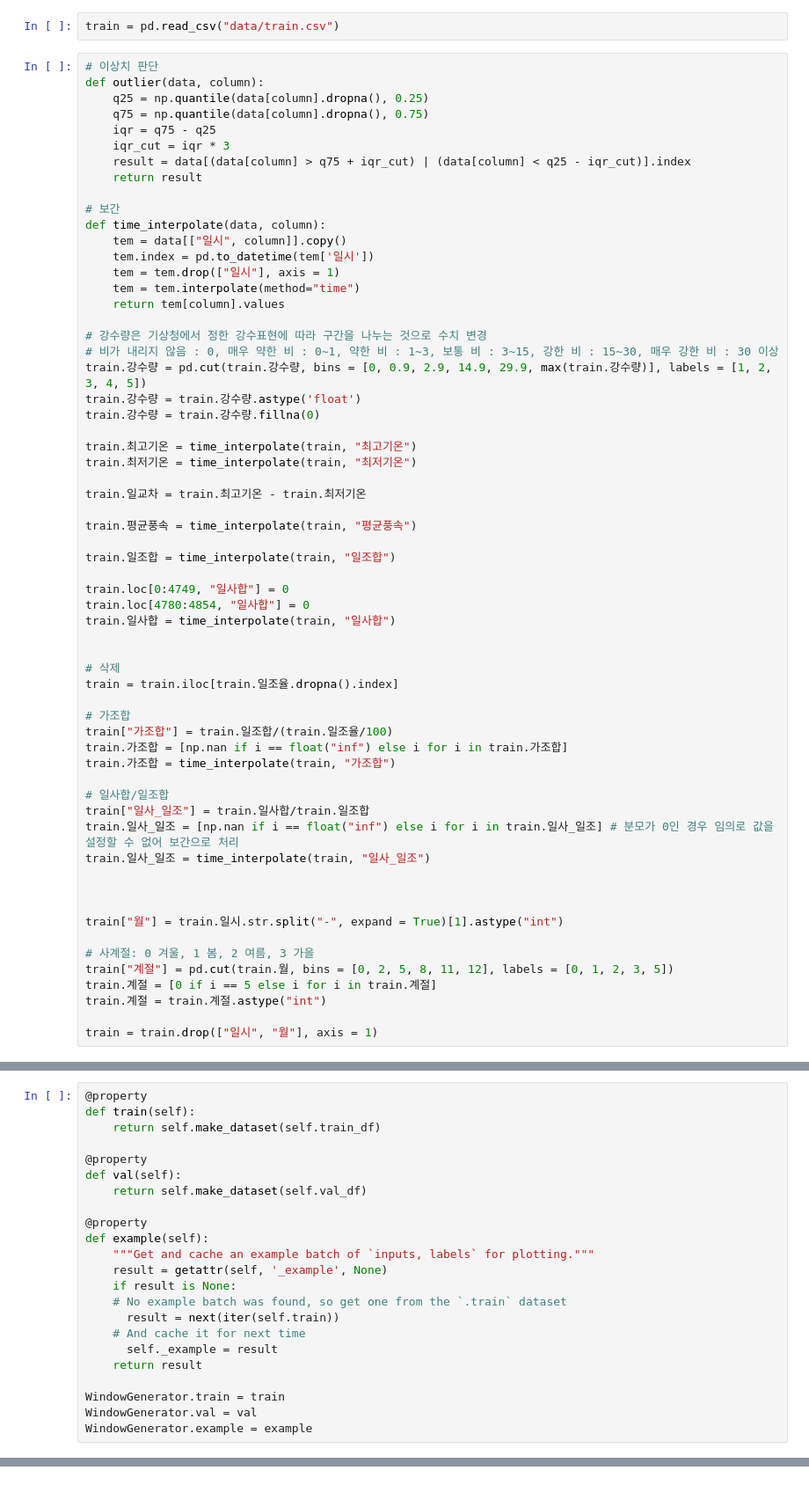
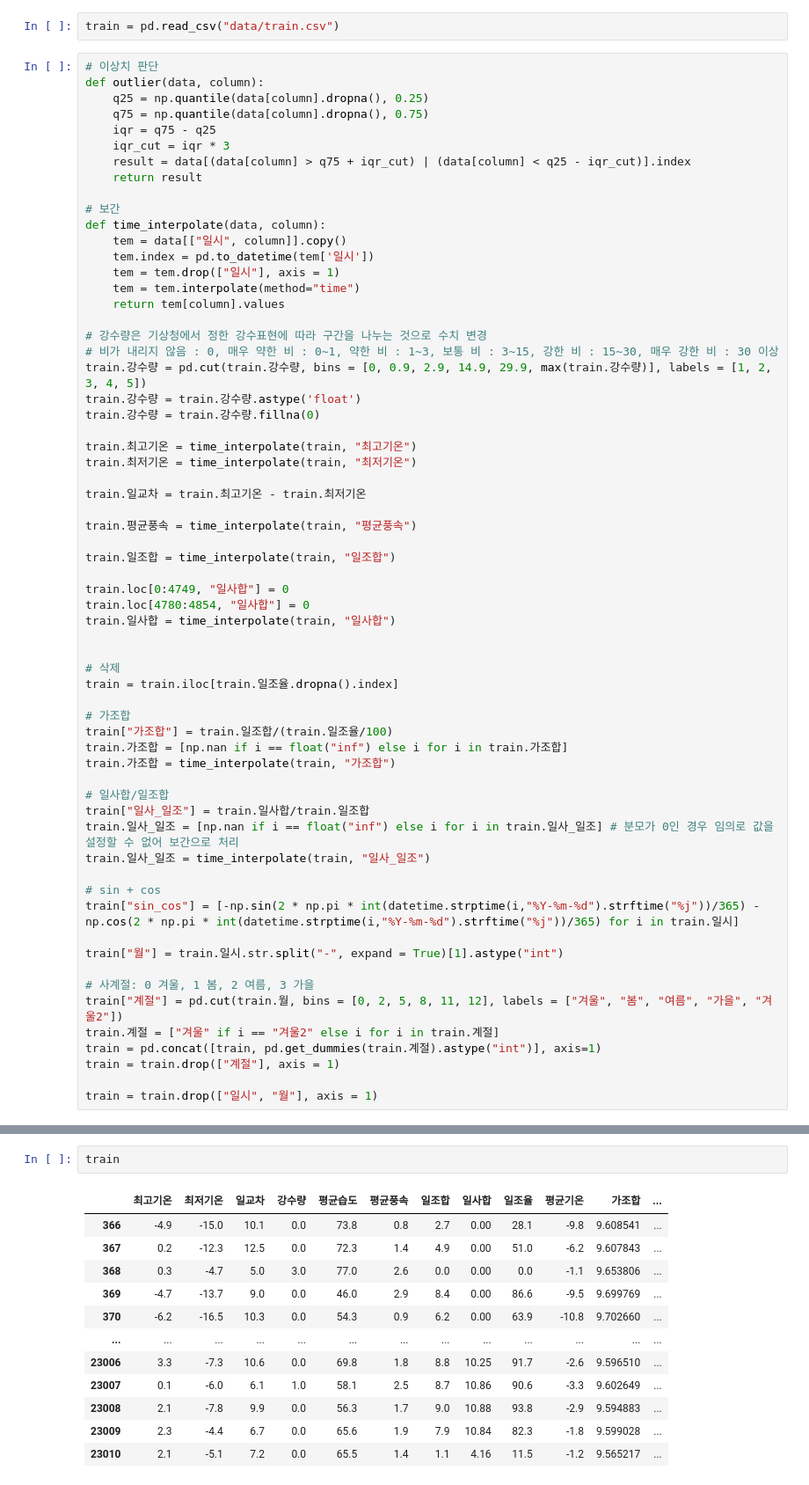
Before and after one commit to p-jiho/Temperatures_prediction, a Jupyter notebook: Prediction.ipynb, the cells around one changed output, grey strips where cells are left out. Shown at 88% size. Cells and saved outputs as stored; diff of their text form.

```diff
--- a/Prediction.ipynb
+++ b/Prediction.ipynb
@@ -54,14 +55,16 @@ train["일사_일조"] = train.일사합/train.일조합
 train.일사_일조 = [np.nan if i == float("inf") else i for i in train.일사_일조] # 분모가 0인 경우 임의로 값을 설정할 수 없어 보간으로 처리
 train.일사_일조 = time_interpolate(train, "일사_일조")
 
-
+# sin + cos
+train["sin_cos"] = [-np.sin(2 * np.pi * int(datetime.strptime(i,"%Y-%m-%d").strftime("%j"))/365) - np.cos(2 * np.pi * int(datetime.strptime(i,"%Y-%m-%d").strftime("%j"))/365) for i in train.일시]
 
 train["월"] = train.일시.str.split("-", expand = True)[1].astype("int")
 
 # 사계절: 0 겨울, 1 봄, 2 여름, 3 가을
-train["계절"] = pd.cut(train.월, bins = [0, 2, 5, 8, 11, 12], labels = [0, 1, 2, 3, 5])
-train.계절 = [0 if i == 5 else i for i in train.계절]
-train.계절 = train.계절.astype("int")
+train["계절"] = pd.cut(train.월, bins = [0, 2, 5, 8, 11, 12], labels = ["겨울", "봄", "여름", "가을", "겨울2"])
+train.계절 = ["겨울" if i == "겨울2" else i for i in train.계절]
+train = pd.concat([train, pd.get_dummies(train.계절).astype("int")], axis=1)
+train = train.drop(["계절"], axis = 1)
 
 train = train.drop(["일시", "월"], axis = 1)
 # %%
@@ -194,23 +90,0 @@ WindowGenerator.make_dataset = make_dataset
-# %%
-@property
-def train(self):
-    return self.make_dataset(self.train_df)
-
-@property
-def val(self):
-    return self.make_dataset(self.val_df)
-
-@property
-def example(self):
-    """Get and cache an example batch of `inputs, labels` for plotting."""
-    result = getattr(self, '_example', None)
-    if result is None:
-    # No example batch was found, so get one from the `.train` dataset
-      result = next(iter(self.train))
-    # And cache it for next time
-      self._example = result
-    return result
-
-WindowGenerator.train = train
-WindowGenerator.val = val
-WindowGenerator.example = example
@@ -503,0 +257,15 @@ cat = CatBoostRegressor().fit()
+# %%
+train
+# %% [output]
+|  | 최고기온 | 최저기온 | 일교차 | 강수량 | 평균습도 | 평균풍속 | 일조합 | 일사합 | 일조율 | 평균기온 | 가조합 | ... |
+| 366 | -4.9 | -15.0 | 10.1 | 0.0 | 73.8 | 0.8 | 2.7 | 0.00 | 28.1 | -9.8 | 9.608541 | ... |
+| 367 | 0.2 | -12.3 | 12.5 | 0.0 | 72.3 | 1.4 | 4.9 | 0.00 | 51.0 | -6.2 | 9.607843 | ... |
+| 368 | 0.3 | -4.7 | 5.0 | 3.0 | 77.0 | 2.6 | 0.0 | 0.00 | 0.0 | -1.1 | 9.653806 | ... |
+| 369 | -4.7 | -13.7 | 9.0 | 0.0 | 46.0 | 2.9 | 8.4 | 0.00 | 86.6 | -9.5 | 9.699769 | ... |
+| 370 | -6.2 | -16.5 | 10.3 | 0.0 | 54.3 | 0.9 | 6.2 | 0.00 | 63.9 | -10.8 | 9.702660 | ... |
+| ... | ... | ... | ... | ... | ... | ... | ... | ... | ... | ... | ... | ... |
+| 23006 | 3.3 | -7.3 | 10.6 | 0.0 | 69.8 | 1.8 | 8.8 | 10.25 | 91.7 | -2.6 | 9.596510 | ... |
+| 23007 | 0.1 | -6.0 | 6.1 | 1.0 | 58.1 | 2.5 | 8.7 | 10.86 | 90.6 | -3.3 | 9.602649 | ... |
+| 23008 | 2.1 | -7.8 | 9.9 | 0.0 | 56.3 | 1.7 | 9.0 | 10.88 | 93.8 | -2.9 | 9.594883 | ... |
+| 23009 | 2.3 | -4.4 | 6.7 | 0.0 | 65.6 | 1.9 | 7.9 | 10.84 | 82.3 | -1.8 | 9.599028 | ... |
+| 23010 | 2.1 | -5.1 | 7.2 | 0.0 | 65.5 | 1.4 | 1.1 | 4.16 | 11.5 | -1.2 | 9.565217 | ... |
```
Also changed, not shown: parts of 51 cells of this notebook, 1 other file.
